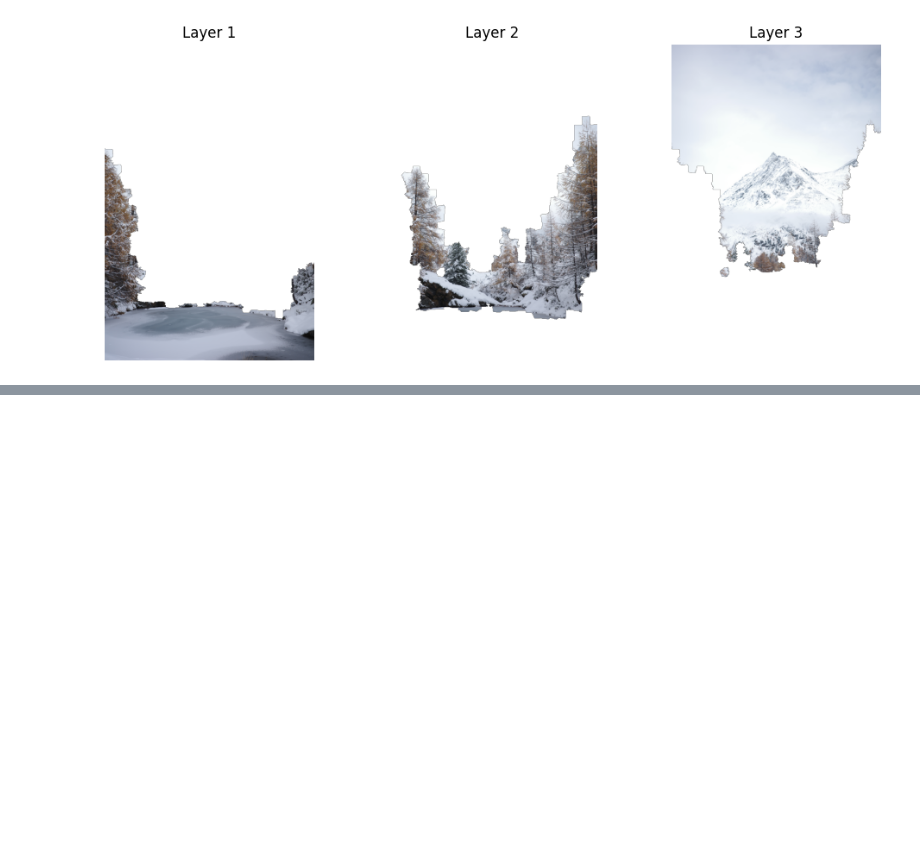
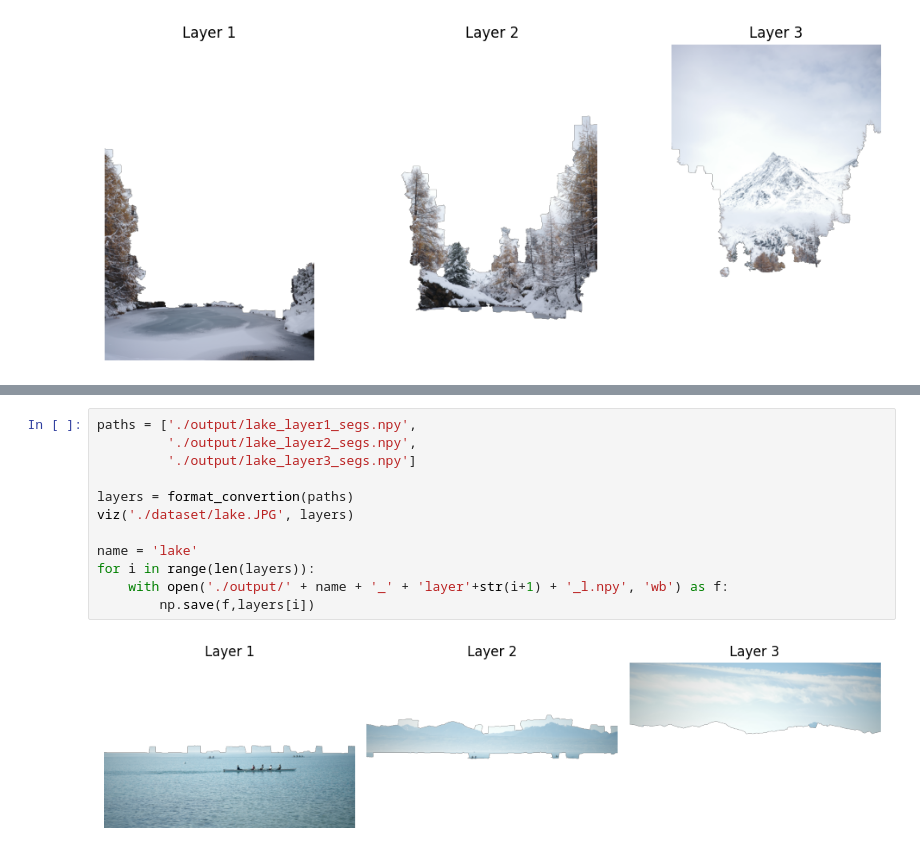
Before and after one commit to koitu/cs413-computational-photography-project, a Jupyter notebook: format_convertion.ipynb, the cells around one changed output, grey strips where cells are left out. Saved outputs shown, nothing was run; the diff lists cells and outputs as text; blank space fills up the shorter version.

```diff
--- a/format_convertion.ipynb
+++ b/format_convertion.ipynb
@@ -63,0 +104,14 @@ with open('./output/snowmountain_layer3_l.npy', 'wb') as f:
+# %%
+paths = ['./output/lake_layer1_segs.npy',
+         './output/lake_layer2_segs.npy',
+         './output/lake_layer3_segs.npy']
+
+layers = format_convertion(paths)
+viz('./dataset/lake.JPG', layers)
+
+name = 'lake'
+for i in range(len(layers)):
+    with open('./output/' + name + '_' + 'layer'+str(i+1) + '_l.npy', 'wb') as f:
+        np.save(f,layers[i])
+# %% [output]
+[figure, added]
```
Also changed, not shown: parts of 11 cells of this notebook, 56 other files.
